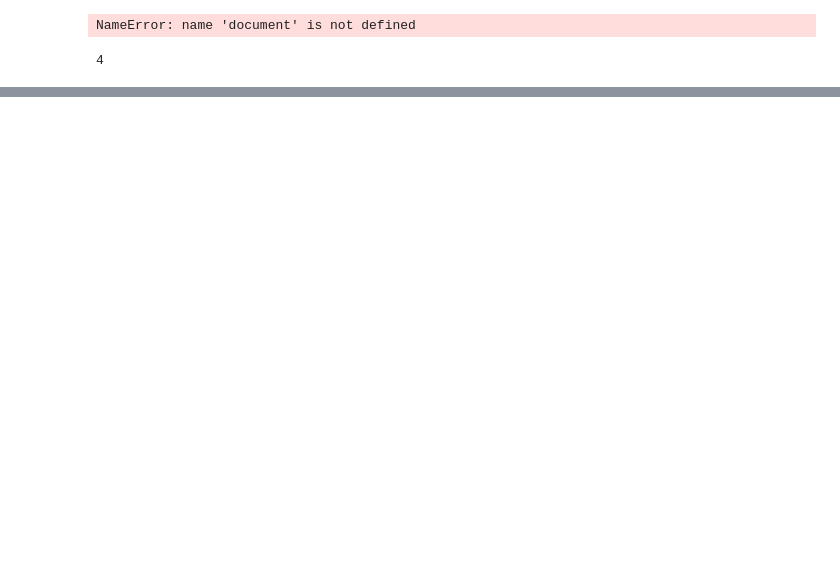
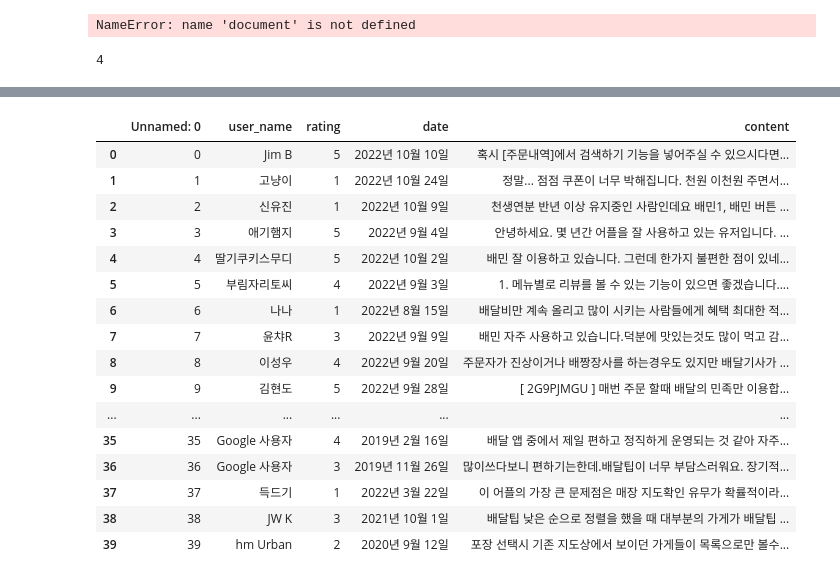
Before and after one commit to hotsun1508/DataAnalytics, a Jupyter notebook: day2_crawling/3.google_playstore.ipynb, the cells around one changed output, grey strips where cells are left out. Saved outputs shown, nothing was run; the diff lists cells and outputs as text; code cells hidden in the pictures; blank space fills up the shorter version.

```diff
--- a/day2_crawling/3.google_playstore.ipynb
+++ b/day2_crawling/3.google_playstore.ipynb
@@ -122,0 +321,21 @@ len(ls)
+# %%
+df = pd.read_csv('./playstore_comment.csv', encoding = 'utf-8-sig')
+df
+# %% [output]
+|  | Unnamed: 0 | user_name | rating | date | content |
+| 0 | 0 | Jim B | 5 | 2022년 10월 10일 | 혹시 [주문내역]에서 검색하기 기능을 넣어주실 수 있으시다면... |
+| 1 | 1 | 고냥이 | 1 | 2022년 10월 24일 | 정말... 점점 쿠폰이 너무 박해집니다. 천원 이천원 주면서... |
+| 2 | 2 | 신유진 | 1 | 2022년 10월 9일 | 천생연분 반년 이상 유지중인 사람인데요 배민1, 배민 버튼 ... |
+| 3 | 3 | 애기햄지 | 5 | 2022년 9월 4일 | 안녕하세요. 몇 년간 어플을 잘 사용하고 있는 유저입니다. ... |
+| 4 | 4 | 딸기쿠키스무디 | 5 | 2022년 10월 2일 | 배민 잘 이용하고 있습니다. 그런데 한가지 불편한 점이 있네... |
+| 5 | 5 | 부림자리토씨 | 4 | 2022년 9월 3일 | 1. 메뉴별로 리뷰를 볼 수 있는 기능이 있으면 좋겠습니다.... |
+| 6 | 6 | 나나 | 1 | 2022년 8월 15일 | 배달비만 계속 올리고 많이 시키는 사람들에게 혜택 최대한 적... |
+| 7 | 7 | 윤챠R | 3 | 2022년 9월 9일 | 배민 자주 사용하고 있습니다.덕분에 맛있는것도 많이 먹고 감... |
+| 8 | 8 | 이성우 | 4 | 2022년 9월 20일 | 주문자가 진상이거나 배짱장사를 하는경우도 있지만 배달기사가 ... |
+| 9 | 9 | 김현도 | 5 | 2022년 9월 28일 | [ 2G9PJMGU ] 매번 주문 할때 배달의 민족만 이용합... |
+| ... | ... | ... | ... | ... | ... |
+| 35 | 35 | Google 사용자 | 4 | 2019년 2월 16일 | 배달 앱 중에서 제일 편하고 정직하게 운영되는 것 같아 자주... |
+| 36 | 36 | Google 사용자 | 3 | 2019년 11월 26일 | 많이쓰다보니 편하기는한데.배달팁이 너무 부담스러워요. 장기적... |
+| 37 | 37 | 득드기 | 1 | 2022년 3월 22일 | 이 어플의 가장 큰 문제점은 매장 지도확인 유무가 확률적이라... |
+| 38 | 38 | JW K | 3 | 2021년 10월 1일 | 배달팁 낮은 순으로 정렬을 했을 때 대부분의 가게가 배달팁 ... |
+| 39 | 39 | hm Urban | 2 | 2020년 9월 12일 | 포장 선택시 기존 지도상에서 보이던 가게들이 목록으로만 볼수... |
```
Also changed, not shown: parts of 19 cells of this notebook, 4 other files.
